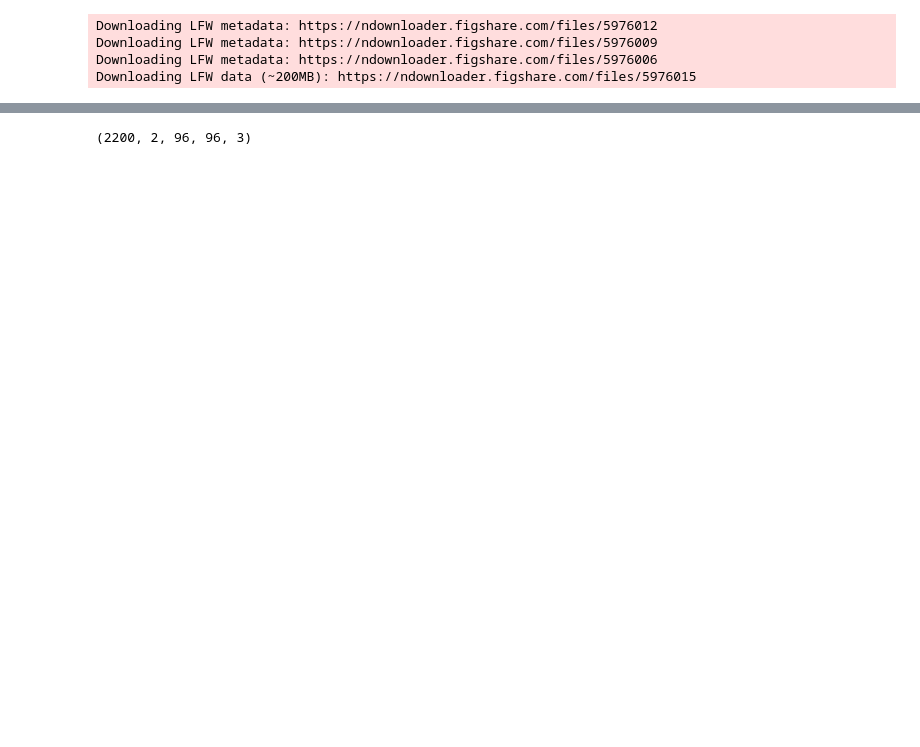
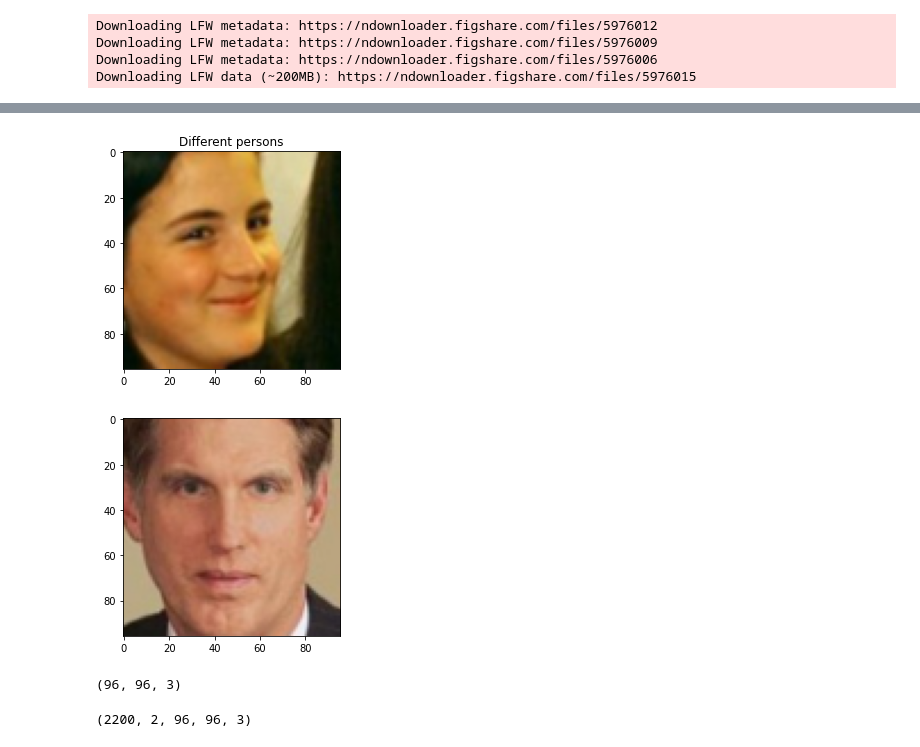
Before and after one commit to RitikMody/face-recognition-system, a Jupyter notebook: FaceRecognition.ipynb, the cells around one changed output, grey strips where cells are left out. Cells and saved outputs as stored; diff of their text form; code cells hidden in the pictures; blank space fills up the shorter version.

```diff
--- a/FaceRecognition.ipynb
+++ b/FaceRecognition.ipynb
@@ -83,3 +74,20 @@ Downloading LFW data (~200MB): https://ndownloader.figshare.com/files/5976015
+# %%
+ind=998
+img1,img2=lfw_pairs_test.pairs[ind]
+img1 = img1/255
+img2 = img2/255
+plt.title(lfw_pairs_test.target_names[lfw_pairs_test.target[ind]])
+plt.imshow(img1)
+plt.show()
+plt.show()
+plt.imshow(img2)
+plt.show()
+plt.show()
+print(img1.shape)
+# %% [output]
+[figure, added]
+[figure, added]
+(96, 96, 3)
 # %%
 lfw_pairs_train.pairs.shape
 # %% [output]
```
Also changed, not shown: parts of 10 cells of this notebook.
